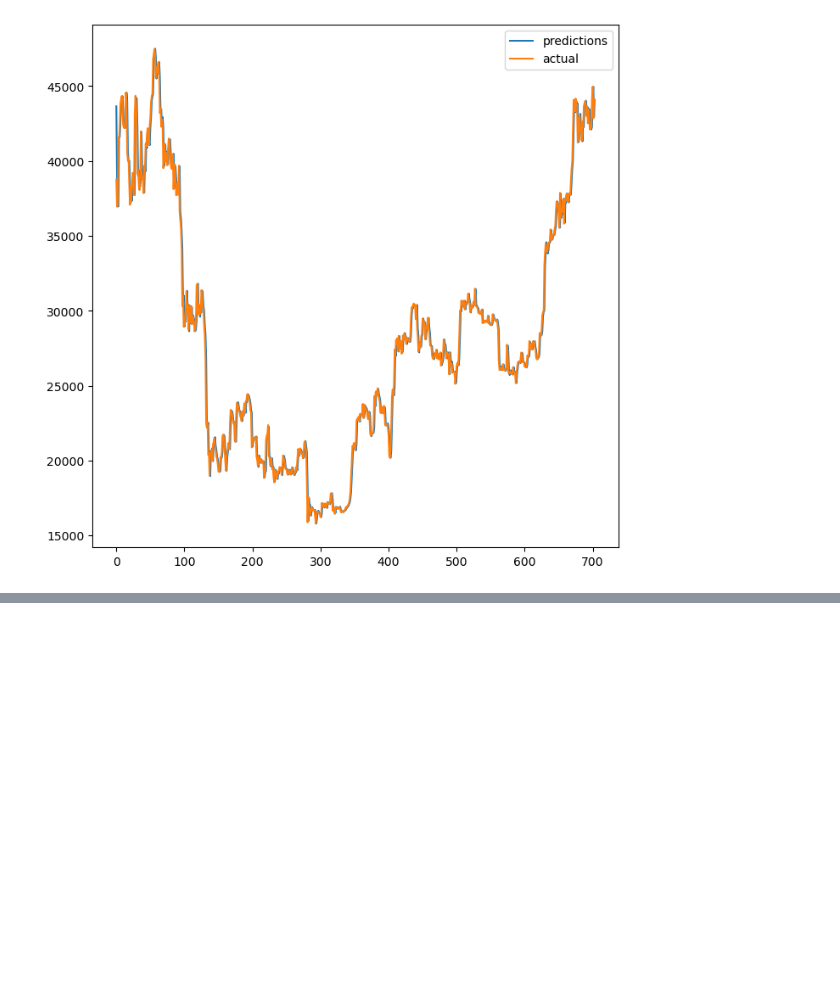
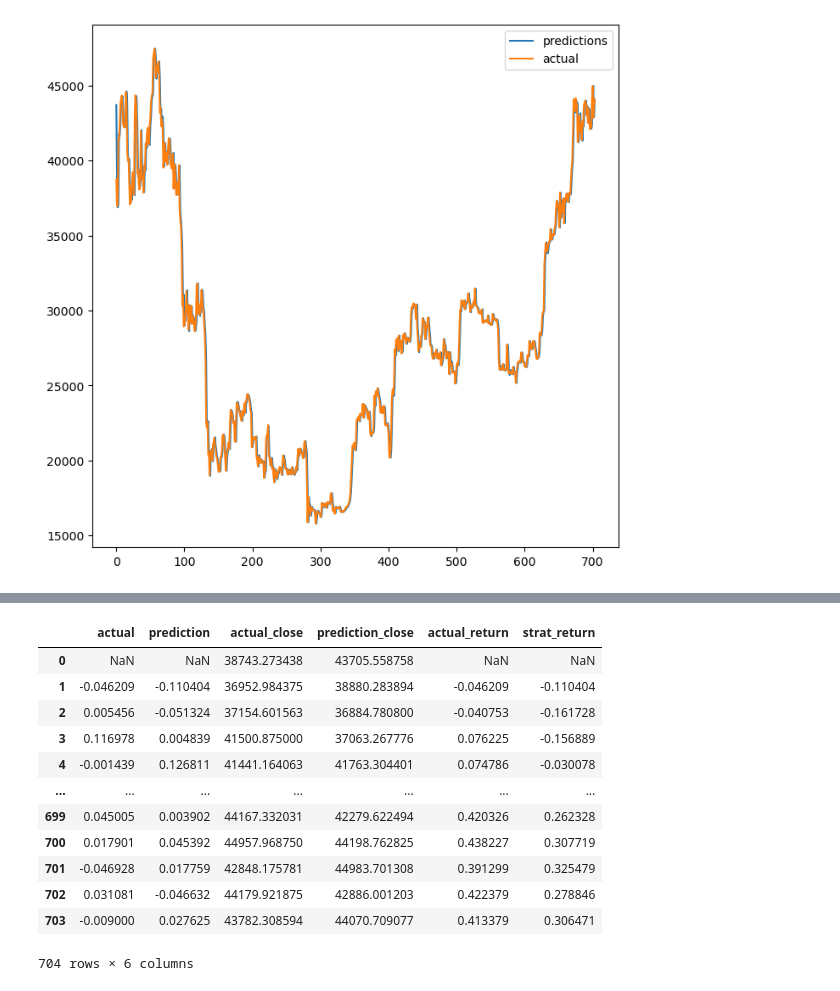
Before and after one commit to AvaterClasher/crypto, a Jupyter notebook: arima.ipynb, the cells around one changed output, grey strips where cells are left out. Drawn from its saved outputs; the diff is of its cells as text; code cells hidden in the pictures; blank space fills up the shorter version.

```diff
--- a/arima.ipynb
+++ b/arima.ipynb
@@ -407,0 +461,18 @@ Name: Close, Length: 704, dtype: float64
+# %%
+return_df['actual_return'] = return_df['actual'].cumsum()
+return_df['strat_return'] = return_df['prediction'].cumsum()
+return_df
+# %% [output]
+|  | actual | prediction | actual_close | prediction_close | actual_return | strat_return |
+| 0 | NaN | NaN | 38743.273438 | 43705.558758 | NaN | NaN |
+| 1 | -0.046209 | -0.110404 | 36952.984375 | 38880.283894 | -0.046209 | -0.110404 |
+| 2 | 0.005456 | -0.051324 | 37154.601563 | 36884.780800 | -0.040753 | -0.161728 |
+| 3 | 0.116978 | 0.004839 | 41500.875000 | 37063.267776 | 0.076225 | -0.156889 |
+| 4 | -0.001439 | 0.126811 | 41441.164063 | 41763.304401 | 0.074786 | -0.030078 |
+| ... | ... | ... | ... | ... | ... | ... |
+| 699 | 0.045005 | 0.003902 | 44167.332031 | 42279.622494 | 0.420326 | 0.262328 |
+| 700 | 0.017901 | 0.045392 | 44957.968750 | 44198.762825 | 0.438227 | 0.307719 |
+| 701 | -0.046928 | 0.017759 | 42848.175781 | 44983.701308 | 0.391299 | 0.325479 |
+| 702 | 0.031081 | -0.046632 | 44179.921875 | 42886.001203 | 0.422379 | 0.278846 |
+| 703 | -0.009000 | 0.027625 | 43782.308594 | 44070.709077 | 0.413379 | 0.306471 |
+704 rows × 6 columns
```
Also changed, not shown: parts of 14 cells of this notebook.
